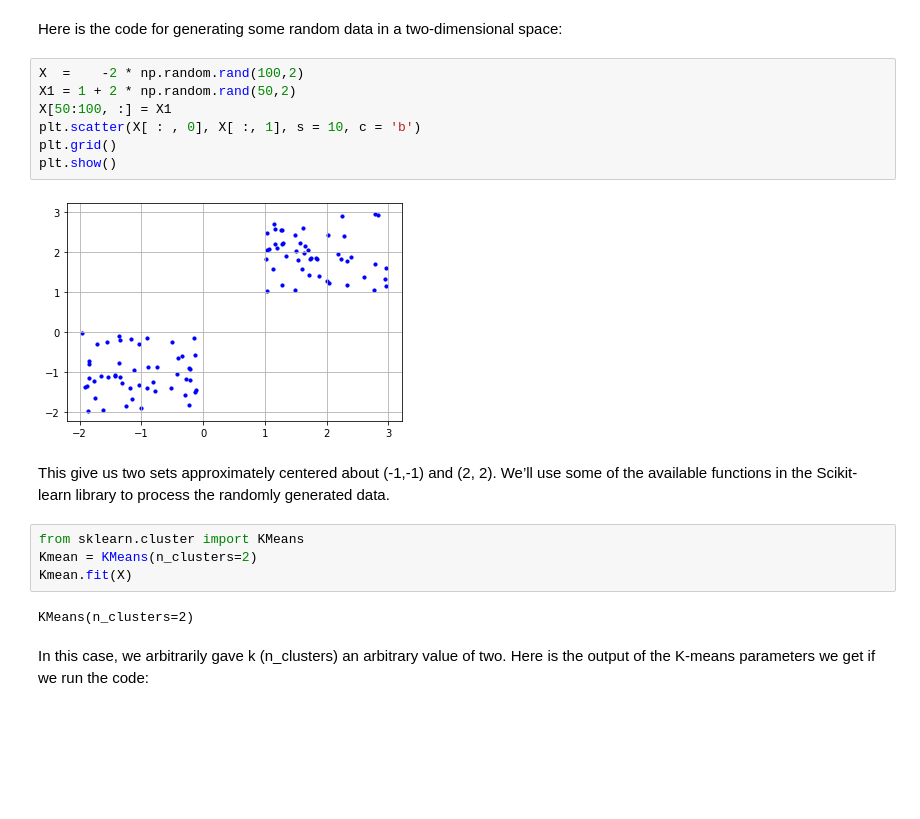
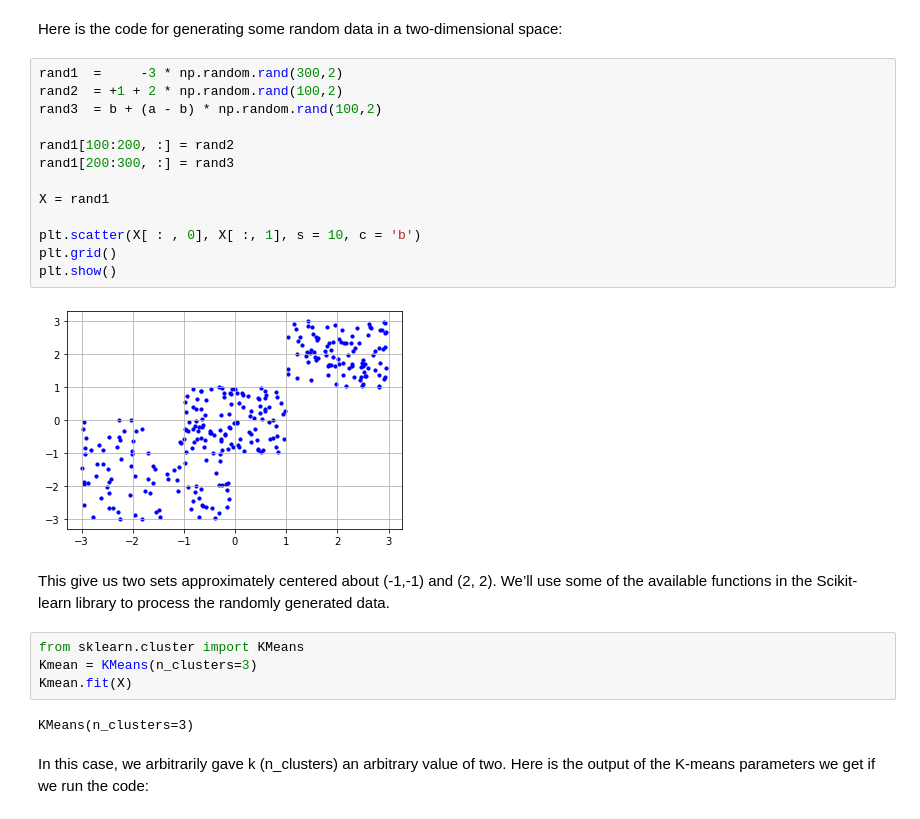
Before and after one commit to polyhedron-gdl/introduction-to-machine-learning-for-finance, a Jupyter notebook: 2022/1-notebooks/chapter-3-1.ipynb, the cells around one changed output. Saved outputs shown, nothing was run; the diff lists cells and outputs as text; blank space fills up the shorter version.

```diff
--- a/2022/1-notebooks/chapter-3-1.ipynb
+++ b/2022/1-notebooks/chapter-3-1.ipynb
@@ -56,22 +56,28 @@ from sklearn.cluster import KMeans
 # %% [markdown]
 Here is the code for generating some random data in a two-dimensional space:
 # %%
-X  =    -2 * np.random.rand(100,2)
-X1 = 1 + 2 * np.random.rand(50,2)
-X[50:100, :] = X1
+rand1  =     -3 * np.random.rand(300,2)
+rand2  = +1 + 2 * np.random.rand(100,2)
+rand3  = b + (a - b) * np.random.rand(100,2)
+
+rand1[100:200, :] = rand2
+rand1[200:300, :] = rand3
+
+X = rand1
+
 plt.scatter(X[ : , 0], X[ :, 1], s = 10, c = 'b')
 plt.grid()
 plt.show()
 # %% [output]
-[figure, old version]
+[figure, new version]
 # %% [markdown]
 This give us two sets approximately centered about (-1,-1) and (2, 2). We’ll use some of the available functions in the Scikit-learn library to process the randomly generated data.
 # %%
 from sklearn.cluster import KMeans
-Kmean = KMeans(n_clusters=2)
+Kmean = KMeans(n_clusters=3)
 Kmean.fit(X)
 # %% [output]
-KMeans(n_clusters=2)
+KMeans(n_clusters=3)
 # %% [markdown]
 In this case, we arbitrarily gave k (n_clusters) an arbitrary value of two.
 Here is the output of the K-means parameters we get if we run the code:
```
Also changed, not shown: parts of 6 cells of this notebook.
